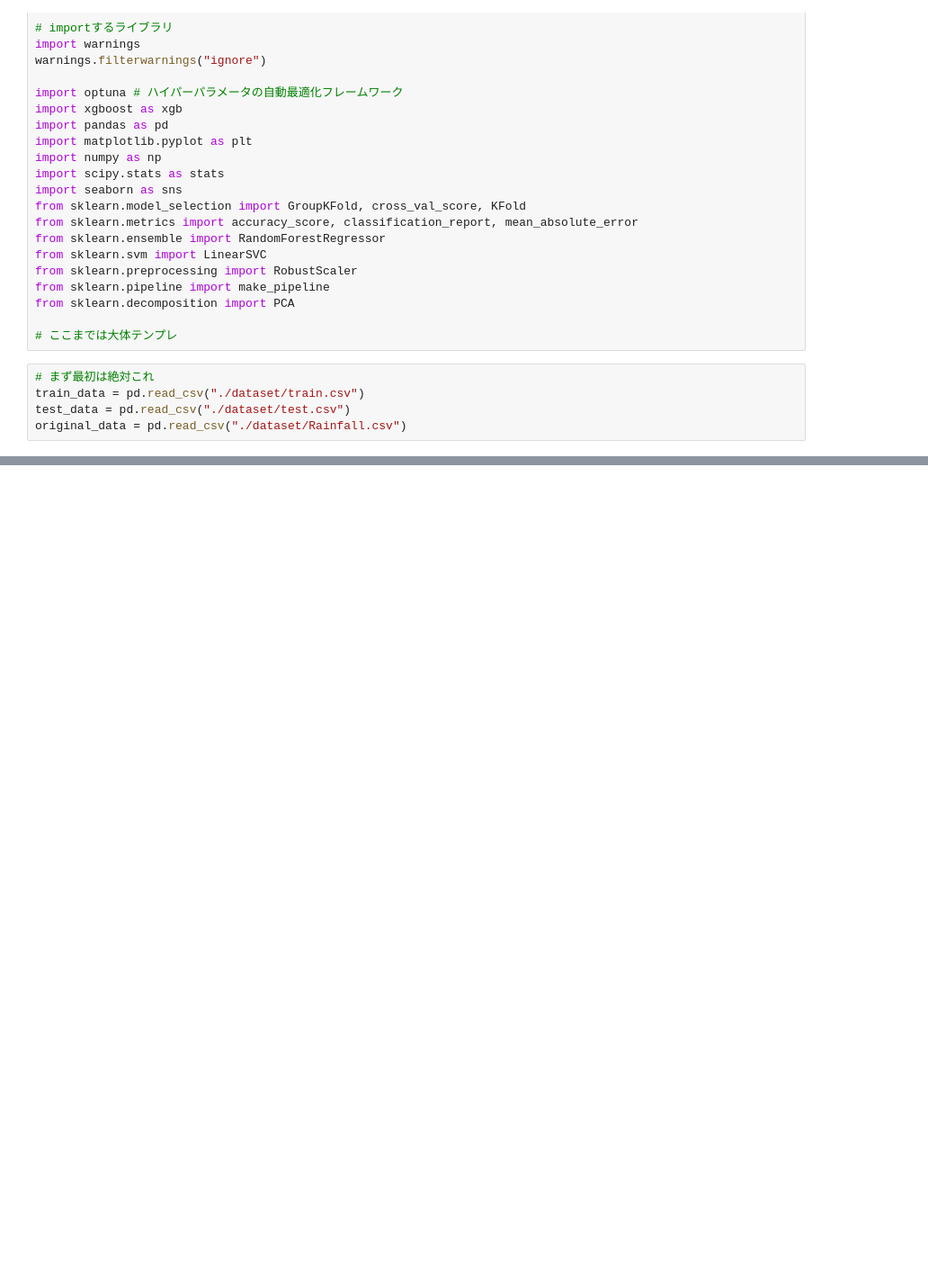
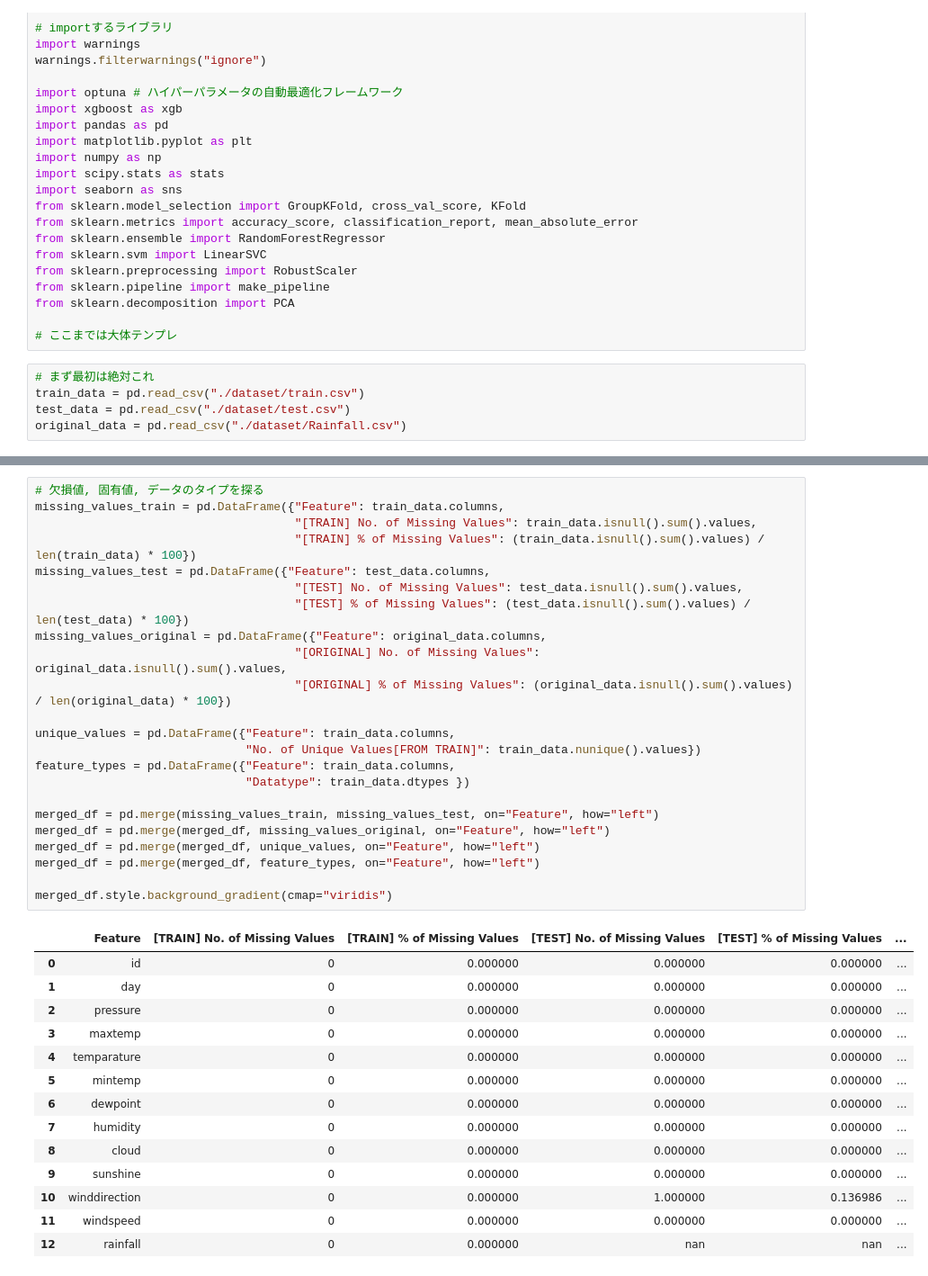
Before and after one commit to nakakonakako/kaggle, a Jupyter notebook: rainfall/rainfall.ipynb, the cells around one changed output, grey strips where cells are left out. Shown at 90% size. Drawn from its saved outputs; the diff is of its cells as text; blank space fills up the shorter version.

```diff
--- a/rainfall/rainfall.ipynb
+++ b/rainfall/rainfall.ipynb
@@ -38,0 +88,38 @@ train_data.sample(5)
+# %%
+# 欠損値, 固有値, データのタイプを探る
+missing_values_train = pd.DataFrame({"Feature": train_data.columns,
+                                     "[TRAIN] No. of Missing Values": train_data.isnull().sum().values,
+                                     "[TRAIN] % of Missing Values": (train_data.isnull().sum().values) / len(train_data) * 100})
+missing_values_test = pd.DataFrame({"Feature": test_data.columns,
+                                     "[TEST] No. of Missing Values": test_data.isnull().sum().values,
+                                     "[TEST] % of Missing Values": (test_data.isnull().sum().values) / len(test_data) * 100})
+missing_values_original = pd.DataFrame({"Feature": original_data.columns,
+                                     "[ORIGINAL] No. of Missing Values": original_data.isnull().sum().values,
+                                     "[ORIGINAL] % of Missing Values": (original_data.isnull().sum().values) / len(original_data) * 100})
+
+unique_values = pd.DataFrame({"Feature": train_data.columns,
+                              "No. of Unique Values[FROM TRAIN]": train_data.nunique().values})
+feature_types = pd.DataFrame({"Feature": train_data.columns,
+                              "Datatype": train_data.dtypes })
+
+merged_df = pd.merge(missing_values_train, missing_values_test, on="Feature", how="left")
+merged_df = pd.merge(merged_df, missing_values_original, on="Feature", how="left")
+merged_df = pd.merge(merged_df, unique_values, on="Feature", how="left")
+merged_df = pd.merge(merged_df, feature_types, on="Feature", how="left")
+
+merged_df.style.background_gradient(cmap="viridis")
+# %% [output]
+|  | Feature | [TRAIN] No. of Missing Values | [TRAIN] % of Missing Values | [TEST] No. of Missing Values | [TEST] % of Missing Values | ... |
+| 0 | id | 0 | 0.000000 | 0.000000 | 0.000000 | ... |
+| 1 | day | 0 | 0.000000 | 0.000000 | 0.000000 | ... |
+| 2 | pressure | 0 | 0.000000 | 0.000000 | 0.000000 | ... |
+| 3 | maxtemp | 0 | 0.000000 | 0.000000 | 0.000000 | ... |
+| 4 | temparature | 0 | 0.000000 | 0.000000 | 0.000000 | ... |
+| 5 | mintemp | 0 | 0.000000 | 0.000000 | 0.000000 | ... |
+| 6 | dewpoint | 0 | 0.000000 | 0.000000 | 0.000000 | ... |
+| 7 | humidity | 0 | 0.000000 | 0.000000 | 0.000000 | ... |
+| 8 | cloud | 0 | 0.000000 | 0.000000 | 0.000000 | ... |
+| 9 | sunshine | 0 | 0.000000 | 0.000000 | 0.000000 | ... |
+| 10 | winddirection | 0 | 0.000000 | 1.000000 | 0.136986 | ... |
+| 11 | windspeed | 0 | 0.000000 | 0.000000 | 0.000000 | ... |
+| 12 | rainfall | 0 | 0.000000 | nan | nan | ... |
```
Also changed, not shown: parts of 11 cells of this notebook.
